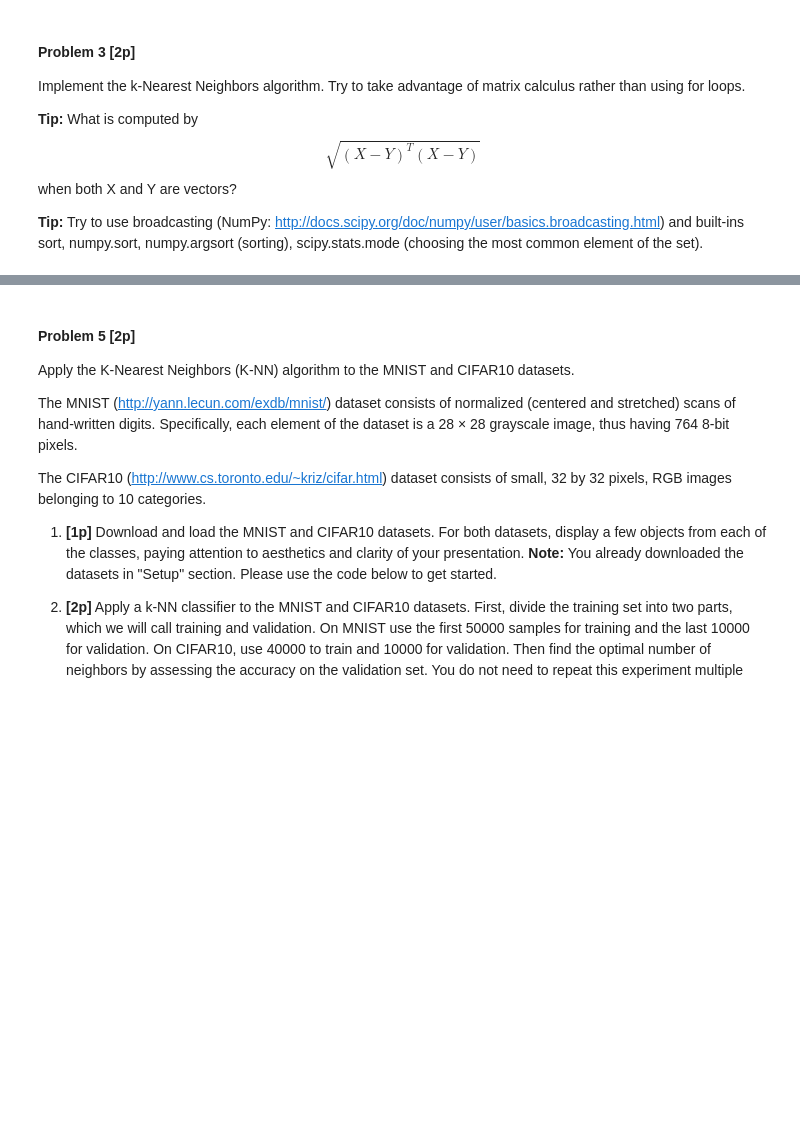
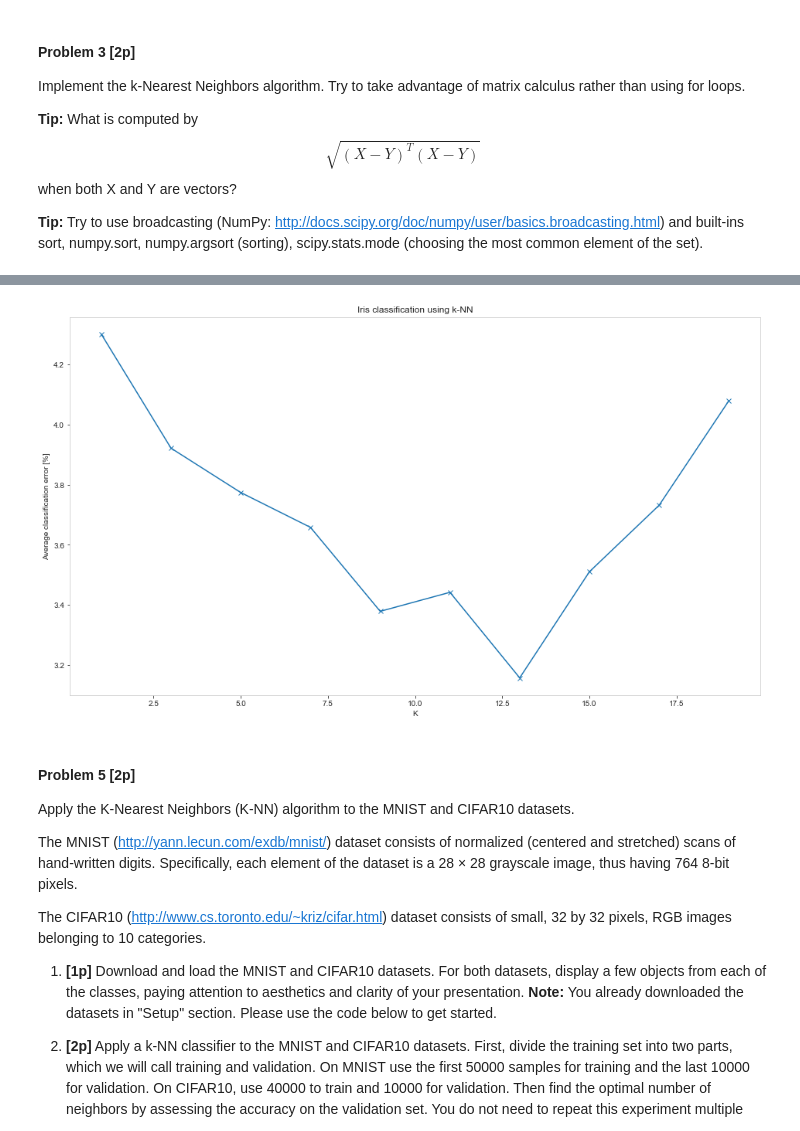
Before and after one commit to derenio/nn_assignments, a Jupyter notebook: assignment1/Assignment1_solutions.ipynb, the cells around one changed output, grey strips where cells are left out. Drawn from its saved outputs; the diff is of its cells as text; code cells hidden in the pictures; blank space fills up the shorter version.

```diff
--- a/assignment1/Assignment1_solutions.ipynb
+++ b/assignment1/Assignment1_solutions.ipynb
@@ -492,6 +514,50 @@ Do this 500 times for k ∈ {1, 3, 5, ..., 19}. Plot a function of the average n
 as the function of k. It should be similar to the one below.
 
 <img src="https://github.com/janchorowski/nn_assignments/blob/nn18/assignment1/knn.png?raw=1"/>
+# %%
+from sklearn import datasets
+from sklearn.model_selection import train_test_split
+
+iris = datasets.load_iris()
+
+REPEAT_N = 500
+KS = np.arange(1, 20, 2)
+
+
+def _split_data():
+    size = iris.data[:,0].size
+    train_size = np.round(size * 0.666)
+    test_size = size - train_size
+    p = np.random.permutation(size)
+    return train_test_split(iris.data, iris.target)
+
+
+def _run(k):
+    train_X, test_X, train_Y, test_Y = _split_data()
+    train_result_Y = knn(train_X, train_Y, test_X, test_Y, k)
+    errors = np.count_nonzero(train_result_Y != test_Y)
+    return errors / test_Y.size * 100
+
+
+def run_experiment():
+    return np.array([[k, np.average([_run(k) for i in range(REPEAT_N)])] for k in KS])
+
+
+def plot_experiment():
+    results = run_experiment()
+
+    fig = plt.figure(figsize=(16, 9))
+    plt.grid(False)
+    plt.tick_params(bottom=True, left=True, direction="out")
+    plt.title('Iris classification using k-NN', fontsize=12)
+    plt.ylabel('Average classification error [%]')
+    plt.xlabel('K')
+    plt.plot(results[:,0], results[:,1], '-x')
+
+
+plot_experiment()
+# %% [output]
+[figure, added]
 # %% [markdown]
 #### Problem 5 [2p]
 
```
Also changed, not shown: parts of 2 cells of this notebook.
